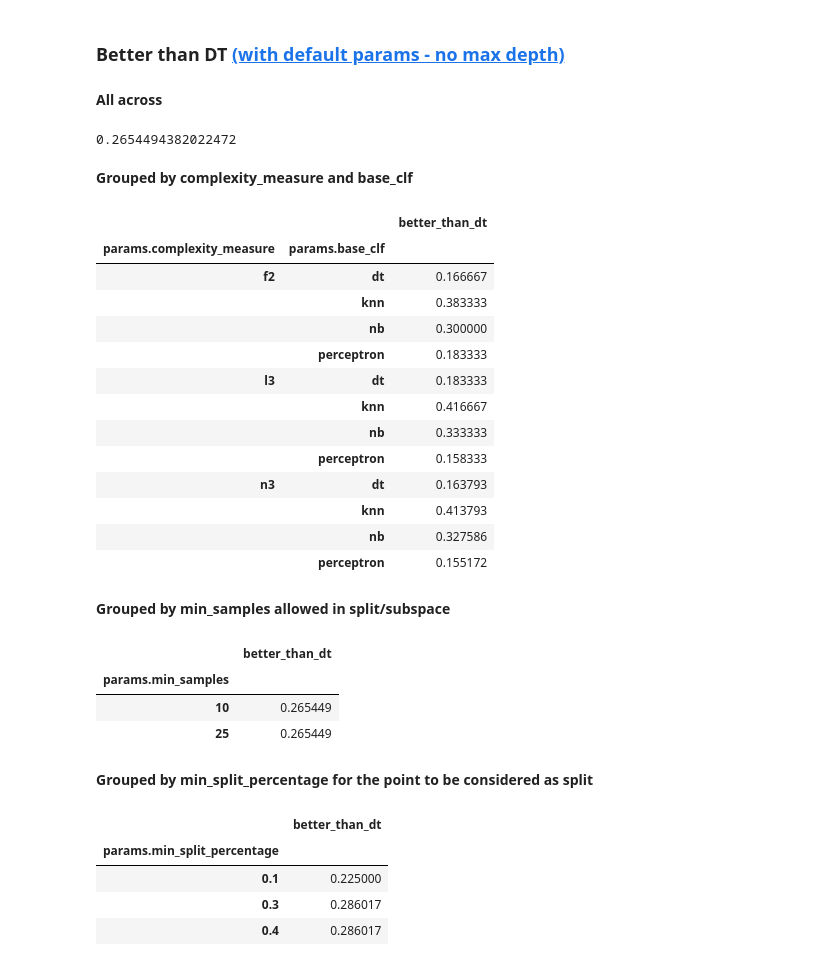
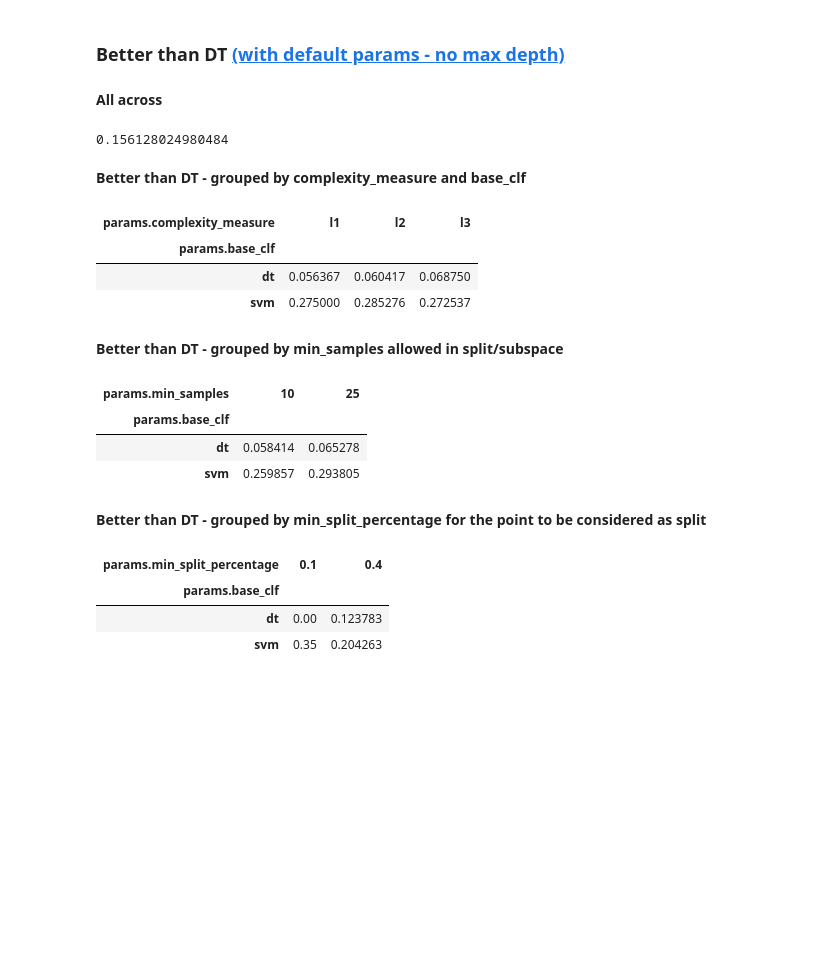
Before and after one commit to bgulowaty/quad-split, a Jupyter notebook: results-analysis.ipynb, the cells around one changed output. Cells and saved outputs as stored; diff of their text form; code cells hidden in the pictures; blank space fills up the shorter version.

```diff
--- a/results-analysis.ipynb
+++ b/results-analysis.ipynb
@@ -41,5 +41,6 @@ def display_df(df):
 mlflow.set_tracking_uri("sqlite:///experiments.db")
 client = MlflowClient(tracking_uri="sqlite:///experiments.db")
 # %%
-v6_runs = get_runs(experiment_name_to_id("v8", client=client))
+# v6_runs = get_runs(experiment_name_to_id("linear-params-more-metrics", client=client))
+v6_runs = get_runs(experiment_name_to_id("new_features_v2", client=client))
 base_runs = get_runs(experiment_name_to_id("base", client=client))
@@ -46,10 +59,18 @@ base_runs = get_runs(experiment_name_to_id("base", client=client))
 # %%
 merged = v6_runs.merge(base_runs, on="params.train_path", suffixes=('', '_base'))[
-    ['status', 'params.train_path', 'params.complexity_measure', 'params.base_clf', 'metrics.dt_acc', 'metrics.rf_acc', 'metrics.perceptron_acc', 'metrics.acc', 'params.min_samples', 'params.min_split_percentage']
+    ['status',
+     'metrics.actual_min_split_percentage',
+     'metrics.simple_areas', 'metrics.statements_size', 'metrics.acc',
+     'metrics.rf_acc', 'metrics.dt_acc', 'metrics.perceptron_acc',
+     'metrics.no_statements', 'params.train_path', 'params.min_samples',
+     'params.base_clf', 'params.min_split_percentage',
+     'params.neighbors_in_learning', 'params.complexity_measure',
+     'params.oversampling_in_splitting', 'tags.exception']
 ]
 # %%
 merged['better_equal_rf'] = merged['metrics.acc'] >= merged['metrics.rf_acc']
 merged['better_than_dt'] = merged['metrics.acc'] > merged['metrics.dt_acc']
+merged['better_than_perceptron'] = merged['metrics.acc'] > merged['metrics.perceptron_acc']
 # %%
 display_df(merged.status.value_counts())
 # %% [output]
@@ -148,64 +162,56 @@ display_df(
 # %%
 display_md("**All across**")
 display(
     merged['better_than_dt'].mean()
 )
 
 
-display_md("**Grouped by complexity_measure and base_clf**")
+display_md("**Better than DT - grouped by complexity_measure and base_clf**")
 display_df(
-    merged.groupby(["params.complexity_measure", "params.base_clf"]) \
+    merged.groupby(["params.base_clf", "params.complexity_measure"]) \
         ['better_than_dt'] \
-        .apply(lambda x: np.sum(x)/len(x))
+        .apply(lambda x: np.sum(x)/len(x))\
+        .unstack()
 )
 
-display_md("**Grouped by min_samples allowed in split/subspace**")
+display_md("**Better than DT - grouped by min_samples allowed in split/subspace**")
 display_df(
-    merged.groupby(["params.min_samples"]) \
+    merged.groupby(["params.base_clf", "params.min_samples"]) \
         ['better_than_dt'] \
-        .apply(lambda x: np.sum(x)/len(x))
+        .apply(lambda x: np.sum(x)/len(x)) \
+        .unstack()
 )
 
 
-display_md("**Grouped by min_split_percentage for the point to be considered as split**")
+display_md("**Better than DT - grouped by min_split_percentage for the point to be considered as split**")
 display_df(
-    merged.groupby(["params.min_split_percentage"]) \
+    merged.groupby(["params.base_clf", "params.min_split_percentage"]) \
         ['better_than_dt'] \
-        .apply(lambda x: np.sum(x)/len(x))
+        .apply(lambda x: np.sum(x)/len(x))\
+        .unstack()
 )
 
-display_md("**Grouped by base_clf trained in the split**")
+display_md("**Better than DT - grouped by base_clf trained in the split**")
 display_df(
     merged.groupby(["params.base_clf"]) \
         ['better_than_dt'] \
         .apply(lambda x: np.sum(x)/len(x))
 )
 # %% [output]
 **All across**
-0.2654494382022472
+0.156128024980484
-**Grouped by complexity_measure and base_clf**
+**Better than DT - grouped by complexity_measure and base_clf**
-|  |  | better_than_dt |
-| params.complexity_measure | params.base_clf |  |
-| f2 | dt | 0.166667 |
-|  | knn | 0.383333 |
-|  | nb | 0.300000 |
-|  | perceptron | 0.183333 |
-| l3 | dt | 0.183333 |
-|  | knn | 0.416667 |
-|  | nb | 0.333333 |
-|  | perceptron | 0.158333 |
-| n3 | dt | 0.163793 |
-|  | knn | 0.413793 |
-|  | nb | 0.327586 |
-|  | perceptron | 0.155172 |
+| params.complexity_measure | l1 | l2 | l3 |
+| params.base_clf |  |  |  |
+| dt | 0.056367 | 0.060417 | 0.068750 |
+| svm | 0.275000 | 0.285276 | 0.272537 |
-**Grouped by min_samples allowed in split/subspace**
+**Better than DT - grouped by min_samples allowed in split/subspace**
-|  | better_than_dt |
-| params.min_samples |  |
-| 10 | 0.265449 |
-| 25 | 0.265449 |
+| params.min_samples | 10 | 25 |
+| params.base_clf |  |  |
+| dt | 0.058414 | 0.065278 |
+| svm | 0.259857 | 0.293805 |
-**Grouped by min_split_percentage for the point to be considered as split**
+**Better than DT - grouped by min_split_percentage for the point to be considered as split**
-|  | better_than_dt |
-| params.min_split_percentage |  |
-| 0.1 | 0.225000 |
-| 0.3 | 0.286017 |
-| 0.4 | 0.286017 |
+| params.min_split_percentage | 0.1 | 0.4 |
+| params.base_clf |  |  |
+| dt | 0.00 | 0.123783 |
+| svm | 0.35 | 0.204263 |
```
Also changed, not shown: parts of 22 cells of this notebook, 6 other files.
